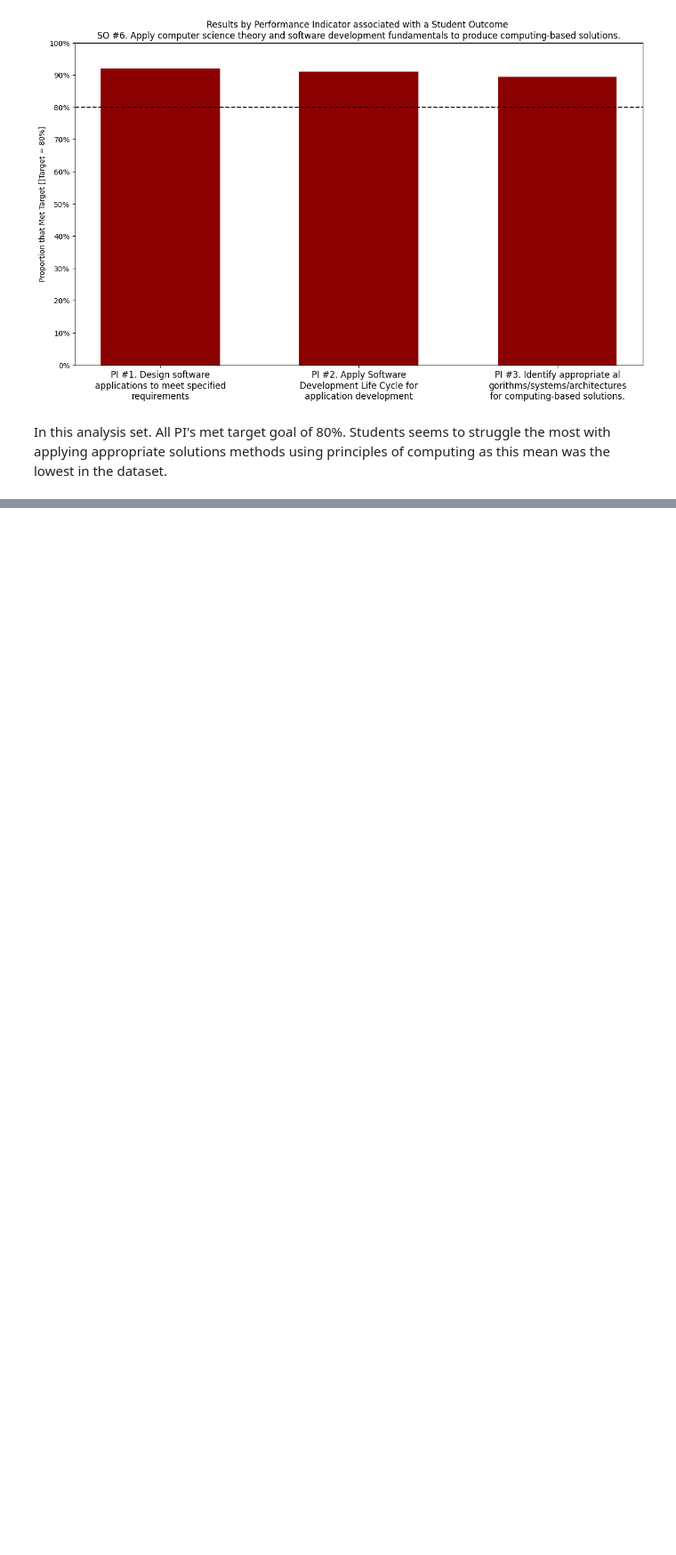
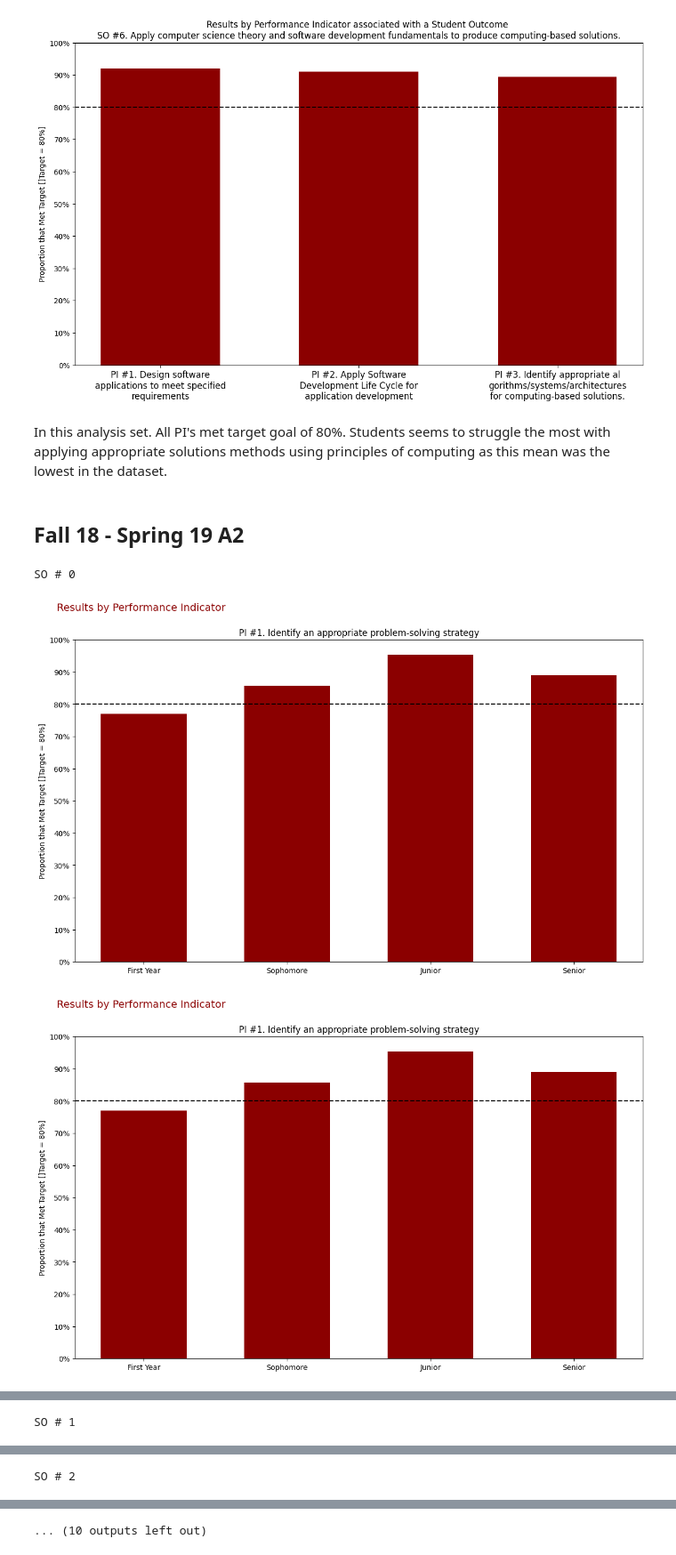
Before and after one commit to duhBlu/CS433-JupyterNotebooks, a Jupyter notebook: CaseStudy_Research.ipynb, the cells around one changed output, grey strips where cells are left out. Shown at 89% size. Saved outputs shown, nothing was run; the diff lists cells and outputs as text; code cells hidden in the pictures; blank space fills up the shorter version.

```diff
--- a/CaseStudy_Research.ipynb
+++ b/CaseStudy_Research.ipynb
@@ -237,3 +258,55 @@ for i in range(6):
 [figure]
 # %% [markdown]
 In this analysis set. All PI's met target goal of 80%. Students seems to struggle the most with applying appropriate solutions methods using principles of computing as this mean was the lowest in the dataset.
+# %% [markdown]
+## Fall 18 - Spring 19 A2
+# %%
+import pandas as pd
+import matplotlib.pyplot as plt
+import matplotlib.ticker as mtick
+import textwrap
+
+# Read the CSV file
+df = fall18
+
+# Find the indices of the column names 'First Year', 'Sophomore', 'Junior', and 'Senior'
+column_names = df.columns.tolist()
+fy_start = column_names.index('First Year')
+so_start = column_names.index('Sophomore')
+jr_start = column_names.index('Junior')
+sr_start = column_names.index('Senior')
+
+# Define the column ranges for each class year
+fy_cols = list(range(fy_start, so_start))
+so_cols = list(range(so_start, jr_start))
+jr_cols = list(range(jr_start, sr_start))
+sr_cols = list(range(sr_start, len(column_names)))
+
+#Start at row 2. First 2 rows are filler
+current_pi_row = 3
+
+for i in range(6):
+    print('SO #', i)
+    for j in range(3):
+        df.iloc[current_pi_row + i, 1:] = df.iloc[current_pi_row + i, 1:].apply(lambda x: pd.to_numeric(x, errors='coerce'))
+        fy_mean = df.iloc[current_pi_row + i, fy_cols].mean()
+        so_mean = df.iloc[current_pi_row + i, so_cols].mean()
+        jr_mean = df.iloc[current_pi_row + i, jr_cols].mean()
+        sr_mean = df.iloc[current_pi_row + i, sr_cols].mean()
+        fig, ax = plt.subplots(figsize=(14, 8))
+        fig.text(0.1, 0.95, 'Results by Performance Indicator', fontsize=14, color='darkred')
+        ax.set_title(df.iloc[current_pi_row + i, 0])
+        ax.set_xlabel('')
+        ax.set_ylabel('Proportion that Met Target []Target = 80%]')
+        ax.bar(['First Year', 'Sophomore', 'Junior', 'Senior'], [fy_mean, so_mean, jr_mean, sr_mean], color='darkred', label='Mean Percentage', width=0.6)
+        ax.axhline(y=.80, color='black', linestyle='--', label='Overall Mean')
+        ax.set_ylim(0, 1)
+        ax.yaxis.set_major_formatter(mtick.PercentFormatter(xmax=1))
+        ax.yaxis.set_major_locator(mtick.MultipleLocator(0.1))
+        plt.show()
+
+    current_pi_row += 4
+# %% [output]
+SO # 0
+[figure, added]
+[figure, added]
@@ -239,0 +314 @@ In this analysis set. All PI's met target goal of 80%. Students seems to struggl
+SO # 1
@@ -239,0 +318 @@ In this analysis set. All PI's met target goal of 80%. Students seems to struggl
+SO # 2
@@ -239,0 +322 @@ In this analysis set. All PI's met target goal of 80%. Students seems to struggl
+... (10 outputs left out)
```
Also changed, not shown: parts of 6 cells of this notebook.
